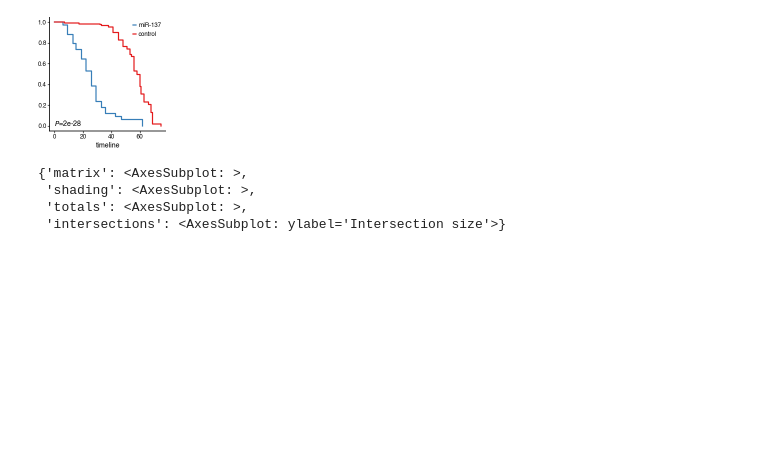
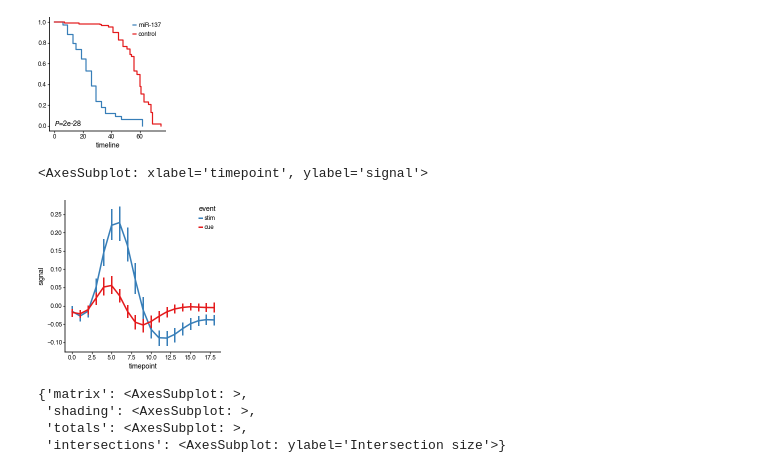
Before and after one commit to faridrashidi/cnsplots, a Jupyter notebook: notebooks/matplotlib.ipynb, the cells around one changed output. Drawn from its saved outputs; the diff is of its cells as text; code cells hidden in the pictures; blank space fills up the shorter version.

```diff
--- a/notebooks/matplotlib.ipynb
+++ b/notebooks/matplotlib.ipynb
@@ -85,6 +102,15 @@ cns.survivalplot(data=waltons, duration="T", event="E", hue="group")
 # %% [output]
 P-value was determined by two-sided log-rank test.
 [figure]
+# %%
+cns.figure(200, 200)
+sns.lineplot(
+    data=fmri, x="timepoint", y="signal", hue="event", err_style="bars",
+)
+# plt.savefig('../../../Desktop/salam.pdf')
+# %% [output]
+<AxesSubplot: xlabel='timepoint', ylabel='signal'>
+[figure, added]
 # %%
 from upsetplot import generate_counts
 from upsetplot import plot
```
Also changed, not shown: parts of 11 cells of this notebook, 5 other files.
